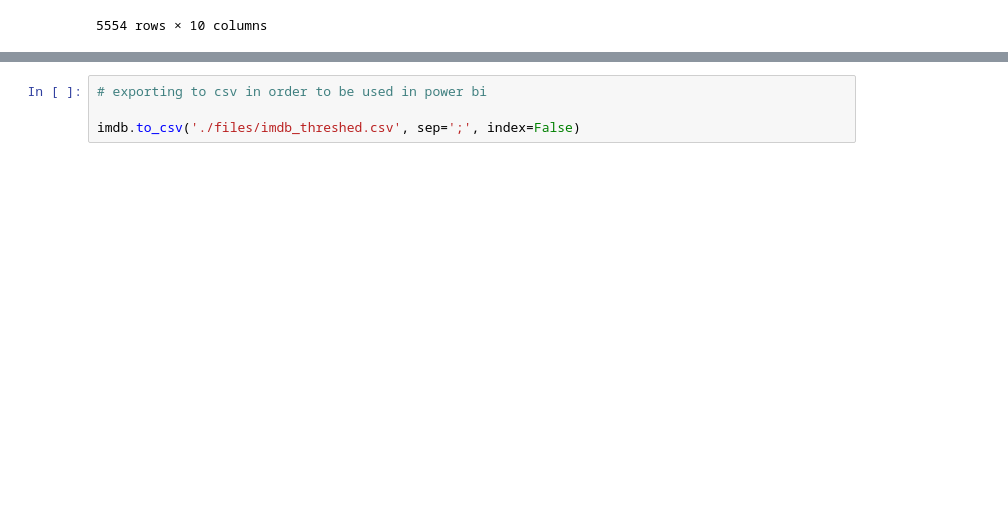
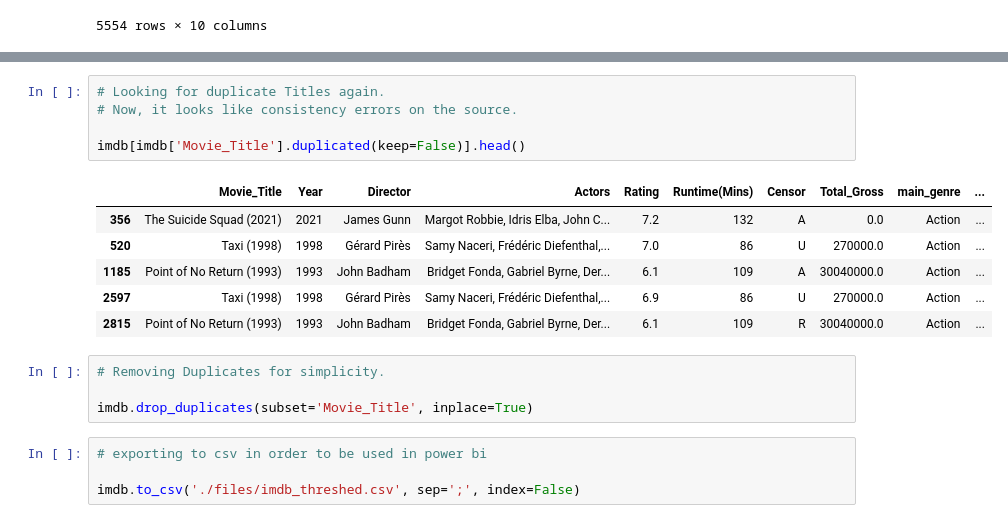
Before and after one commit to Eudi-Duarte/imdb_notebook, a Jupyter notebook: imdb notebook.ipynb, the cells around one changed output, grey strips where cells are left out. Saved outputs shown, nothing was run; the diff lists cells and outputs as text; blank space fills up the shorter version.

```diff
--- a/imdb notebook.ipynb
+++ b/imdb notebook.ipynb
@@ -214,3 +230,19 @@ imdb
+# %%
+# Looking for duplicate Titles again.
+# Now, it looks like consistency errors on the source.
+
+imdb[imdb['Movie_Title'].duplicated(keep=False)].head()
+# %% [output]
+|  | Movie_Title | Year | Director | Actors | Rating | Runtime(Mins) | Censor | Total_Gross | main_genre | ... |
+| 356 | The Suicide Squad (2021) | 2021 | James Gunn | Margot Robbie, Idris Elba, John C... | 7.2 | 132 | A | 0.0 | Action | ... |
+| 520 | Taxi (1998) | 1998 | Gérard Pirès | Samy Naceri, Frédéric Diefenthal,... | 7.0 | 86 | U | 270000.0 | Action | ... |
+| 1185 | Point of No Return (1993) | 1993 | John Badham | Bridget Fonda, Gabriel Byrne, Der... | 6.1 | 109 | A | 30040000.0 | Action | ... |
+| 2597 | Taxi (1998) | 1998 | Gérard Pirès | Samy Naceri, Frédéric Diefenthal,... | 6.9 | 86 | U | 270000.0 | Action | ... |
+| 2815 | Point of No Return (1993) | 1993 | John Badham | Bridget Fonda, Gabriel Byrne, Der... | 6.1 | 109 | R | 30040000.0 | Action | ... |
+# %%
+# Removing Duplicates for simplicity.
+
+imdb.drop_duplicates(subset='Movie_Title', inplace=True)
 # %%
 # exporting to csv in order to be used in power bi
 
```
Also changed, not shown: parts of 4 cells of this notebook, 2 other files.
